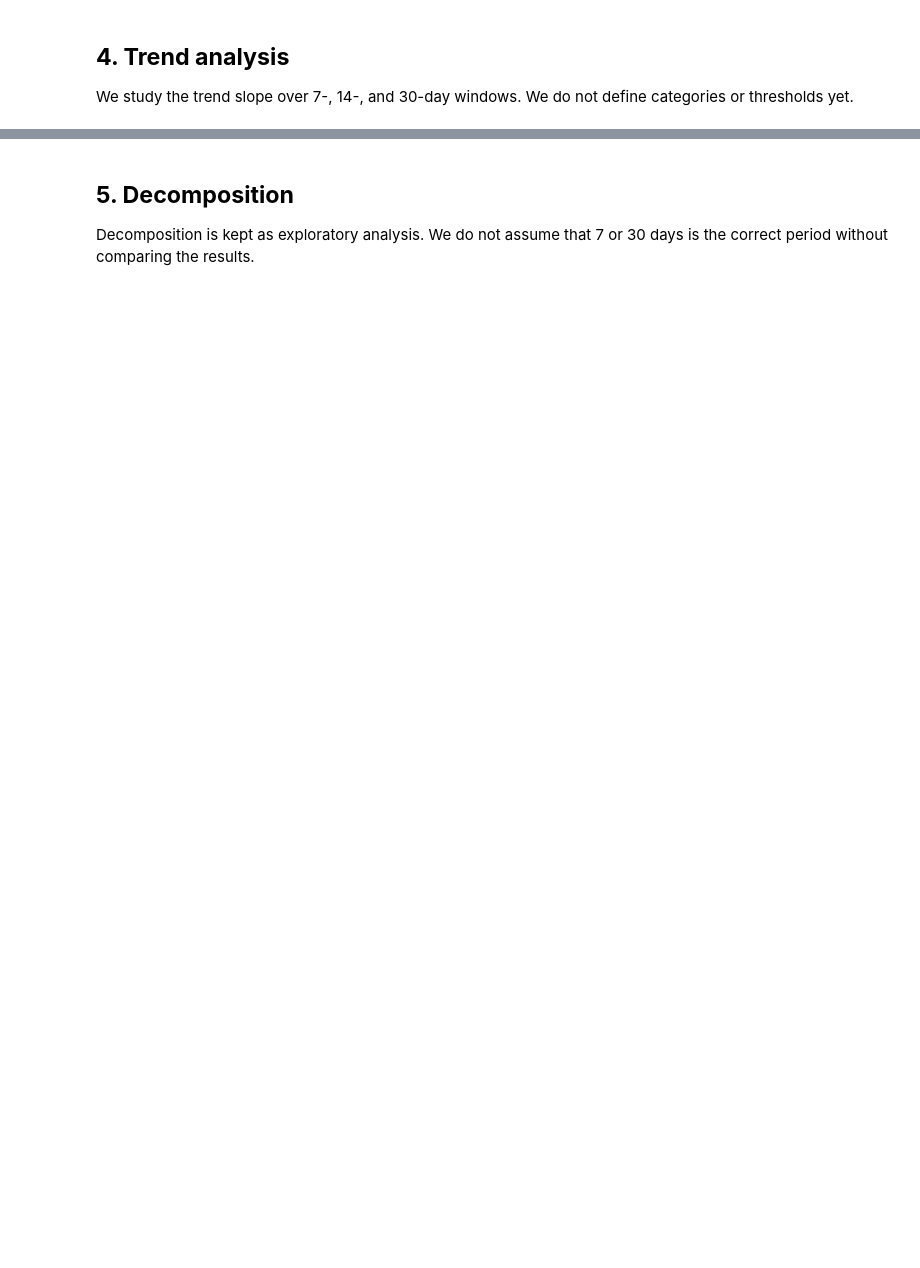
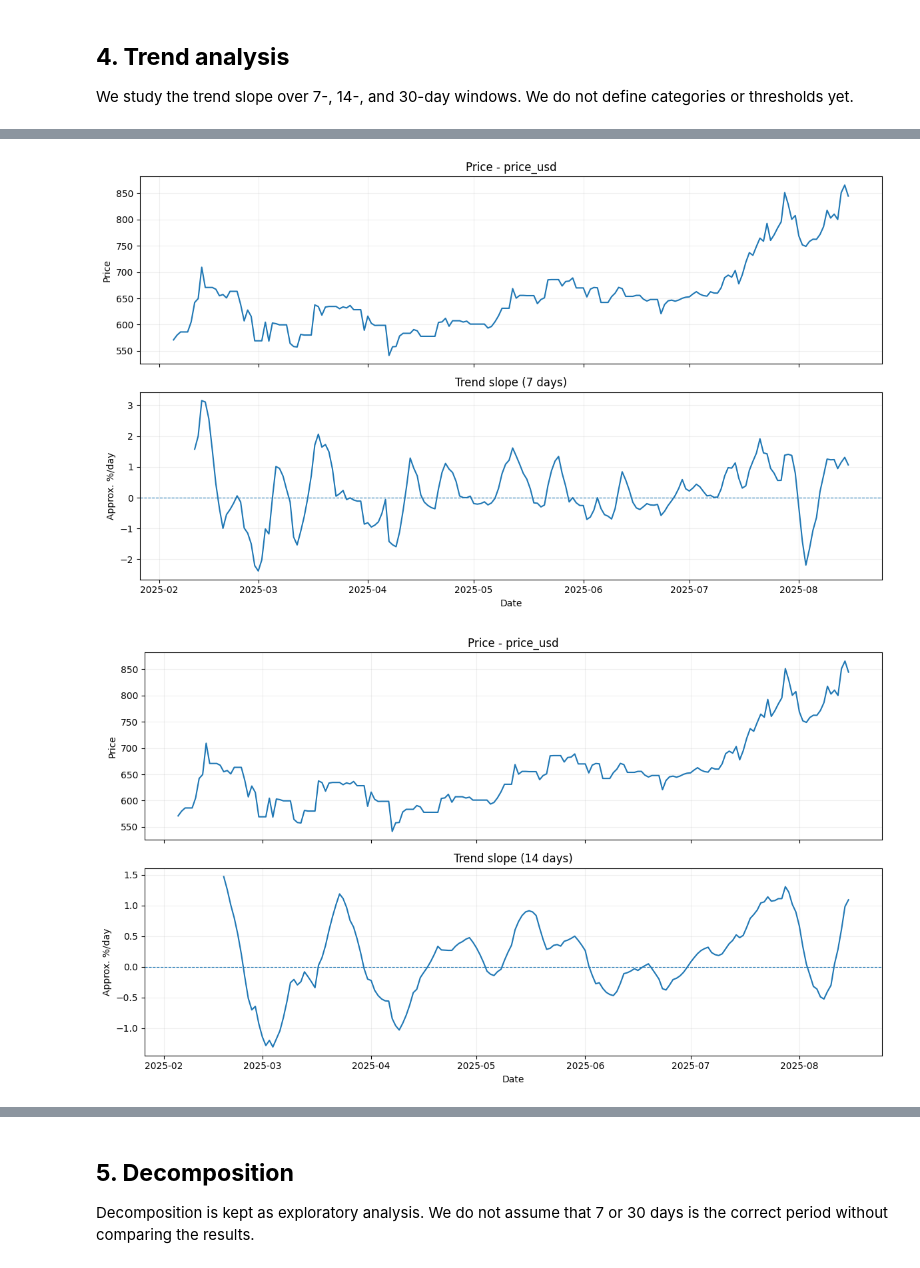
Before and after one commit to irene-martin-rod/CryptoTrendPredictor, a Jupyter notebook: notebooks/2-eda_crypto.ipynb, the cells around one changed output, grey strips where cells are left out. Saved outputs shown, nothing was run; the diff lists cells and outputs as text; code cells hidden in the pictures; blank space fills up the shorter version.

Commit message:
Added slope study in EDA

```diff
--- a/notebooks/2-eda_crypto.ipynb
+++ b/notebooks/2-eda_crypto.ipynb
@@ -107,0 +108,12 @@ df_slope_30 = trend_slope(train, "price_usd", window=30)
+# %%
+# Slope distribution analysis
+slope_summary = slope_distribution(
+    train,
+    price_col = 'price_usd',
+    windows=(7, 14, 30)
+)
+
+display(slope_summary)
+# %% [output]
+[figure, added]
+[figure, added]
```
Also changed, not shown: parts of 12 cells of this notebook, 7 other files.
